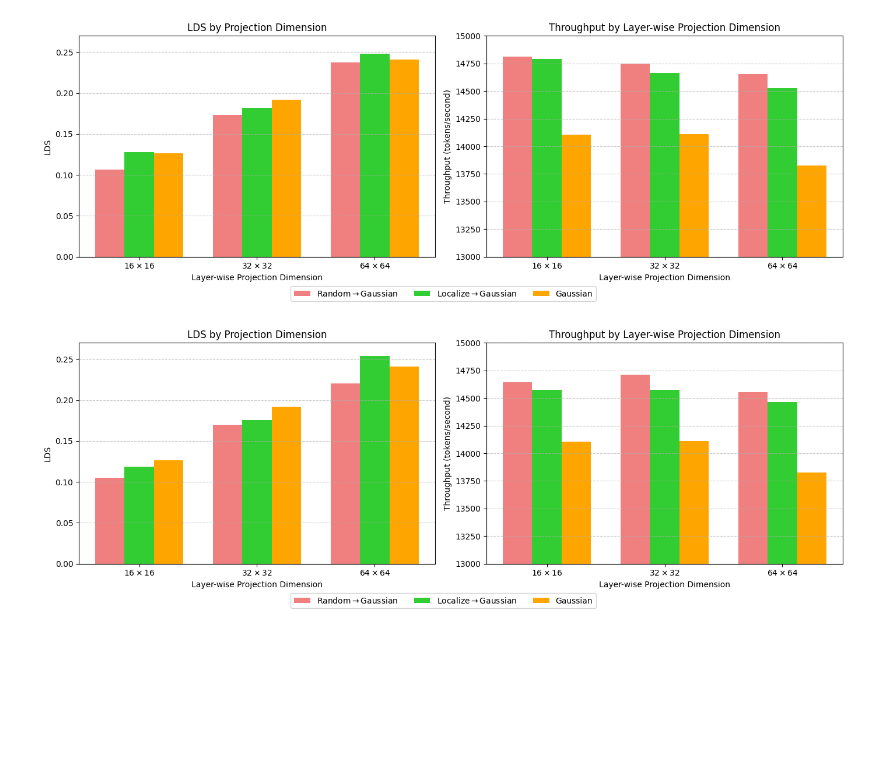
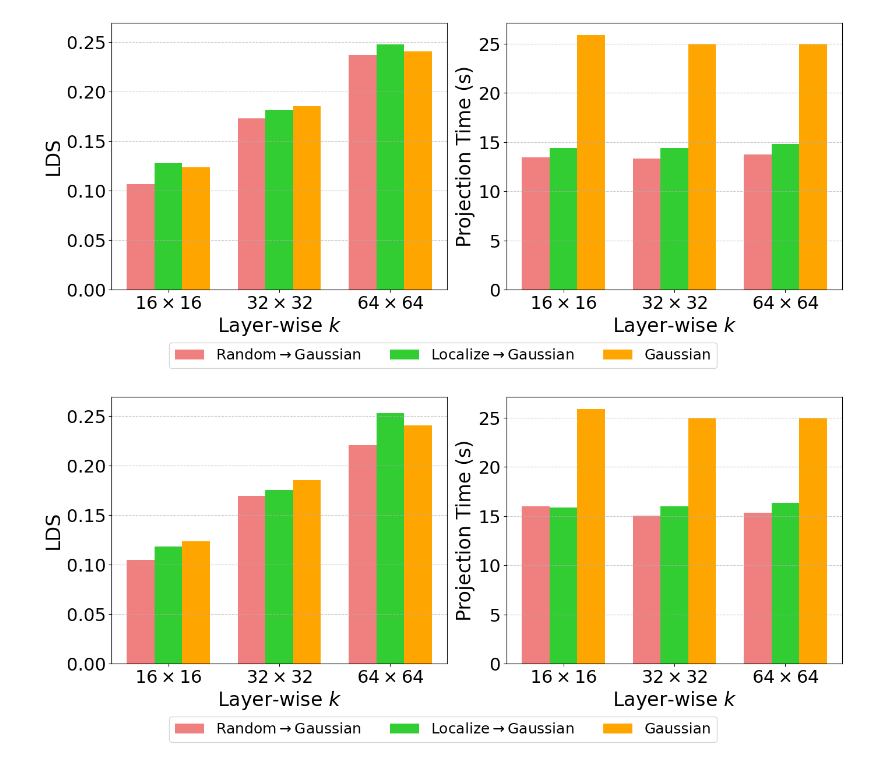
Before and after one commit to TRAIS-Lab/GraSS, a Jupyter notebook: GPT2_wikitext/visualization.ipynb, the cells around one changed output. Saved outputs shown, nothing was run; the diff lists cells and outputs as text; code cells hidden in the pictures; blank space fills up the shorter version.

```diff
--- a/GPT2_wikitext/visualization.ipynb
+++ b/GPT2_wikitext/visualization.ipynb
@@ -20,7 +20,7 @@ dims = ["$16\\times 16$", "$32\\times 32$", "$64\\times 64$"]
 
 # Initialize dictionaries to store the results
 lds_data = {method: [] for method in methods}
-throughput_tokens_per_second = {method: [] for method in methods}
+proj_time_data = {method: [] for method in methods}
 
 # Load results from files
 for method in methods:
@@ -30,14 +30,14 @@ for method in methods:
         if os.path.exists(filepath):
             data = torch.load(filepath, weights_only=False)
             lds_data[method].append(data["lds"])
-            throughput_tokens_per_second[method].append(data["throughput"]["cache"]["throughput_tokens_per_second"])
+            proj_time_data[method].append(data["profile"].projection)
             damping = data["best_damping"]
             print(f"Setting: {method}-{dim}: with damping {damping} (lds {data['lds']})")
         else:
             print(f"Warning: {filepath} not found!")
             # Fill in with NaN or some placeholder
             lds_data[method].append(np.nan)
-            throughput_tokens_per_second[method].append(np.nan)
+            proj_time_data[method].append(np.nan)
 
 # Colors for methods
 colors = {
@@ -120,52 +126,57 @@ plt.show()
 # %%
 # Bar plot setup
 x = np.arange(len(dims))  # one x location per projection dimension
 width = 0.25  # Adjusted to fit 3 bars
 
-fig, axs = plt.subplots(1, 2, figsize=(14, 5))
+fig, axs = plt.subplots(1, 2, figsize=(14, 6))
 
 # Calculate bar positions for 3 methods
 pos1 = x - width
 pos2 = x
 pos3 = x + width
 
 # LDS subplot
 axs[0].bar(pos1, lds_data["Rand-256*256_Gaussian"], width, label="Rand-256*256_Gaussian", color=colors["Rand-256*256_Gaussian"])
 axs[0].bar(pos2, lds_data["Loc-256*256_Gaussian"], width, label="Loc-256*256_Gaussian", color=colors["Loc-256*256_Gaussian"])
 axs[0].bar(pos3, lds_data["Gaussian"], width, label="Gaussian", color=colors["Gaussian"])
-axs[0].set_title("LDS by Projection Dimension")
-axs[0].set_xlabel("Layer-wise Projection Dimension")
-axs[0].set_ylabel("LDS")
+# axs[0].set_title("LDS by Projection Dimension")
+axs[0].set_xlabel("Layer-wise $k$", fontsize=24)
+axs[0].set_ylabel("LDS", fontsize=24)
 axs[0].set_xticks(x)
 axs[0].set_xticklabels(dims)
 axs[0].set_ylim(0.0, 0.27)
 axs[0].grid(axis='y', linestyle='--', alpha=0.7)
 
 # Projection Time subplot
-axs[1].bar(pos1, throughput_tokens_per_second["Rand-256*256_Gaussian"], width, color=colors["Rand-256*256_Gaussian"])
-axs[1].bar(pos2, throughput_tokens_per_second["Loc-256*256_Gaussian"], width, color=colors["Loc-256*256_Gaussian"])
-axs[1].bar(pos3, throughput_tokens_per_second["Gaussian"], width, color=colors["Gaussian"])
-axs[1].set_title("Throughput by Layer-wise Projection Dimension")
-axs[1].set_xlabel("Layer-wise Projection Dimension")
-axs[1].set_ylabel("Throughput (tokens/second)")
+axs[1].bar(pos1, proj_time_data["Rand-256*256_Gaussian"], width, color=colors["Rand-256*256_Gaussian"])
+axs[1].bar(pos2, proj_time_data["Loc-256*256_Gaussian"], width, color=colors["Loc-256*256_Gaussian"])
+axs[1].bar(pos3, proj_time_data["Gaussian"], width, color=colors["Gaussian"])
+# axs[1].set_title("Throughput by Layer-wise Projection Dimension")
+axs[1].set_xlabel("Layer-wise $k$", fontsize=24)
+axs[1].set_ylabel("Projection Time (s)", fontsize=24)
 axs[1].set_xticks(x)
 axs[1].set_xticklabels(dims)
-axs[1].set_ylim(13000, 15000)
 axs[1].grid(axis='y', linestyle='--', alpha=0.7)
 
+axs[0].tick_params(axis='x', labelsize=22)
+axs[0].tick_params(axis='y', labelsize=22)
+axs[1].tick_params(axis='x', labelsize=22)
+axs[1].tick_params(axis='y', labelsize=22)
+
 # Add shared legend
-fig.legend(["Random$\\to$Gaussian", "Localize$\\to$Gaussian", "Gaussian"], loc='upper center', ncol=3, bbox_to_anchor=(0.5, 0.03))
+fig.legend(["Random$\\to$Gaussian", "Localize$\\to$Gaussian", "Gaussian"], loc='upper center', ncol=3, bbox_to_anchor=(0.5, 0.03), fontsize=18)
 
 plt.tight_layout(rect=[0, 0, 1, 0.95])  # leave space for legend
+plt.savefig('../Figures/GPT2_wikitext_two-stage_256.pdf', format='pdf')
 plt.show()
 # %% [output]
-[figure, old version]
+[figure, new version]
 # %%
 # Bar plot setup
 x = np.arange(len(dims))  # one x location per projection dimension
 width = 0.25  # Adjusted to fit 3 bars
 
-fig, axs = plt.subplots(1, 2, figsize=(14, 5))
+fig, axs = plt.subplots(1, 2, figsize=(14, 6))
 
 # Calculate bar positions for 3 methods
 pos1 = x - width
@@ -176,30 +187,35 @@ pos3 = x + width
 axs[0].bar(pos1, lds_data["Rand-512*512_Gaussian"], width, label="Rand-512*512_Gaussian", color=colors["Rand-512*512_Gaussian"])
 axs[0].bar(pos2, lds_data["Loc-512*512_Gaussian"], width, label="Loc-512*512_Gaussian", color=colors["Loc-512*512_Gaussian"])
 axs[0].bar(pos3, lds_data["Gaussian"], width, label="Gaussian", color=colors["Gaussian"])
-axs[0].set_title("LDS by Projection Dimension")
-axs[0].set_xlabel("Layer-wise Projection Dimension")
-axs[0].set_ylabel("LDS")
+# axs[0].set_title("LDS by Projection Dimension")
+axs[0].set_xlabel("Layer-wise $k$", fontsize=24)
+axs[0].set_ylabel("LDS", fontsize=24)
 axs[0].set_xticks(x)
 axs[0].set_xticklabels(dims)
 axs[0].set_ylim(0.0, 0.27)
 axs[0].grid(axis='y', linestyle='--', alpha=0.7)
 
 # Projection Time subplot
-axs[1].bar(pos1, throughput_tokens_per_second["Rand-512*512_Gaussian"], width, color=colors["Rand-512*512_Gaussian"])
-axs[1].bar(pos2, throughput_tokens_per_second["Loc-512*512_Gaussian"], width, color=colors["Loc-512*512_Gaussian"])
-axs[1].bar(pos3, throughput_tokens_per_second["Gaussian"], width, color=colors["Gaussian"])
-axs[1].set_title("Throughput by Layer-wise Projection Dimension")
-axs[1].set_xlabel("Layer-wise Projection Dimension")
-axs[1].set_ylabel("Throughput (tokens/second)")
+axs[1].bar(pos1, proj_time_data["Rand-512*512_Gaussian"], width, color=colors["Rand-512*512_Gaussian"])
+axs[1].bar(pos2, proj_time_data["Loc-512*512_Gaussian"], width, color=colors["Loc-512*512_Gaussian"])
+axs[1].bar(pos3, proj_time_data["Gaussian"], width, color=colors["Gaussian"])
+# axs[1].set_title("Throughput by Layer-wise Projection Dimension")
+axs[1].set_xlabel("Layer-wise $k$", fontsize=24)
+axs[1].set_ylabel("Projection Time (s)", fontsize=24)
 axs[1].set_xticks(x)
 axs[1].set_xticklabels(dims)
-axs[1].set_ylim(13000, 15000)
 axs[1].grid(axis='y', linestyle='--', alpha=0.7)
 
+axs[0].tick_params(axis='x', labelsize=22)
+axs[0].tick_params(axis='y', labelsize=22)
+axs[1].tick_params(axis='x', labelsize=22)
+axs[1].tick_params(axis='y', labelsize=22)
+
 # Add shared legend
-fig.legend(["Random$\\to$Gaussian", "Localize$\\to$Gaussian", "Gaussian"], loc='upper center', ncol=3, bbox_to_anchor=(0.5, 0.03))
+fig.legend(["Random$\\to$Gaussian", "Localize$\\to$Gaussian", "Gaussian"], loc='upper center', ncol=3, bbox_to_anchor=(0.5, 0.03), fontsize=18)
 
 plt.tight_layout(rect=[0, 0, 1, 0.95])  # leave space for legend
+plt.savefig('../Figures/GPT2_wikitext_two-stage_512.pdf', format='pdf')
 plt.show()
 # %% [output]
-[figure, old version]
+[figure, new version]
```
Also changed, not shown: parts of 2 cells of this notebook, 18 other files.
